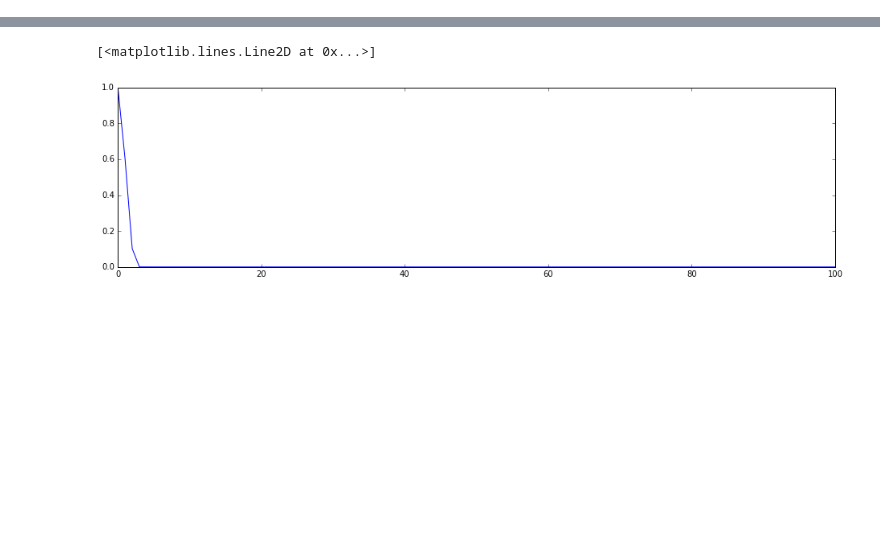
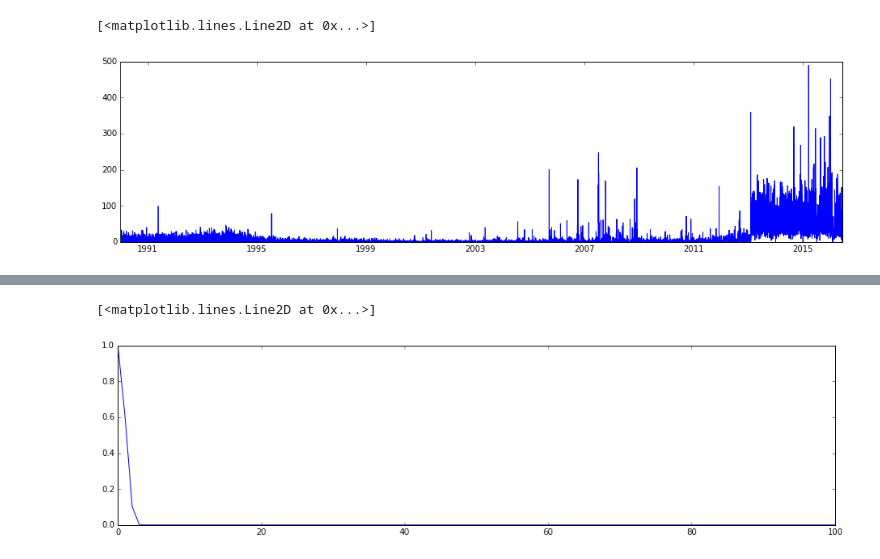
Before and after one commit to inspirehep/invenio-trends, a Jupyter notebook: research/Data.ipynb, the cells around one changed output, grey strips where cells are left out. Cells and saved outputs as stored; diff of their text form; code cells hidden in the pictures; blank space fills up the shorter version.

```diff
--- a/research/Data.ipynb
+++ b/research/Data.ipynb
@@ -46,0 +55,7 @@ plt.plot(x, y)
+# %%
+x, y = unzip(hist_data(None, '1990-01-01', '2017-01-01'))
+y[y >= 500] = 0
+plt.plot(x, y)
+# %% [output]
+[<matplotlib.lines.Line2D at 0x...>]
+[figure, added]
```
Also changed, not shown: parts of 19 cells of this notebook, 1 other file.
